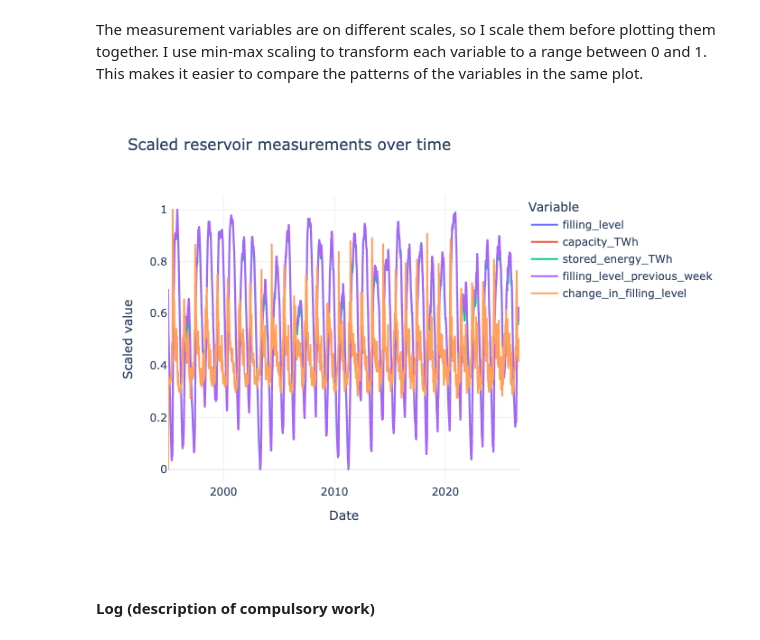
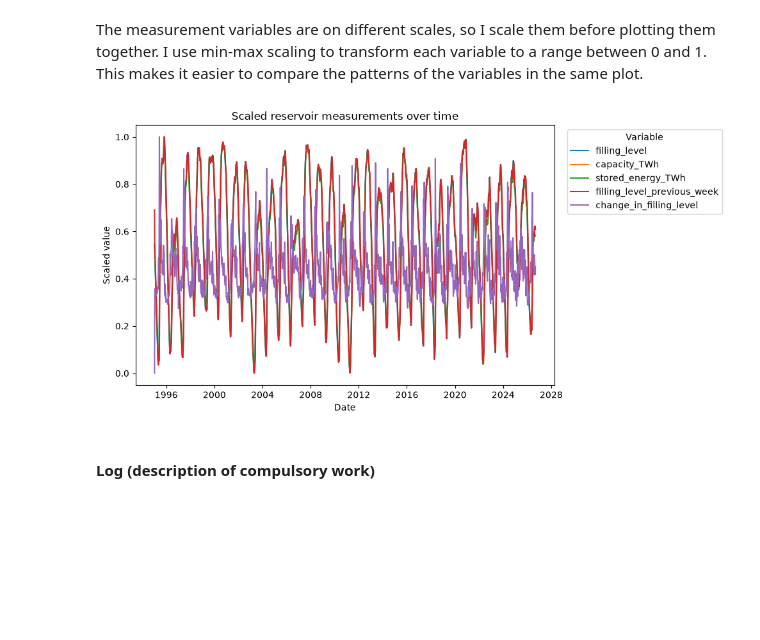
Before and after one commit to Minajohanne/IND320_project_Minajohanne, a Jupyter notebook: notebooks/project_part1.ipynb, the cells around one changed output. Drawn from its saved outputs; the diff is of its cells as text; code cells hidden in the pictures; blank space fills up the shorter version.

```diff
--- a/notebooks/project_part1.ipynb
+++ b/notebooks/project_part1.ipynb
@@ -305,23 +308,26 @@ for col in measure_cols:
     )
 # %%
 # line plot of all measurement columns
-fig = px.line(
-    plot_data,
-    x="date",
-    y=measure_cols,
-    title="Scaled reservoir measurements over time"
-)
+plt.figure(figsize=(10, 5))
 
-fig.update_layout(
-    template="plotly_white",
-    xaxis_title="Date",
-    yaxis_title="Scaled value",
-    legend_title="Variable"
-)
+for col in measure_cols:
+    plt.plot(
+        plot_data["date"],
+        plot_data[col],
+        label=col
+    )
 
-fig.show()
+plt.title("Scaled reservoir measurements over time")
+plt.xlabel("Date")
+plt.ylabel("Scaled value")
+plt.legend(
+    title="Variable",
+    bbox_to_anchor=(1.02, 1),
+    loc="upper left")
+plt.tight_layout()
+plt.show()
 # %% [output]
-[figure, old version]
+[figure, new version]
 # %% [markdown]
 #### Log (description of compulsory work)
 # %% [markdown]
```
Also changed, not shown: parts of 3 cells of this notebook, 1 other file.
